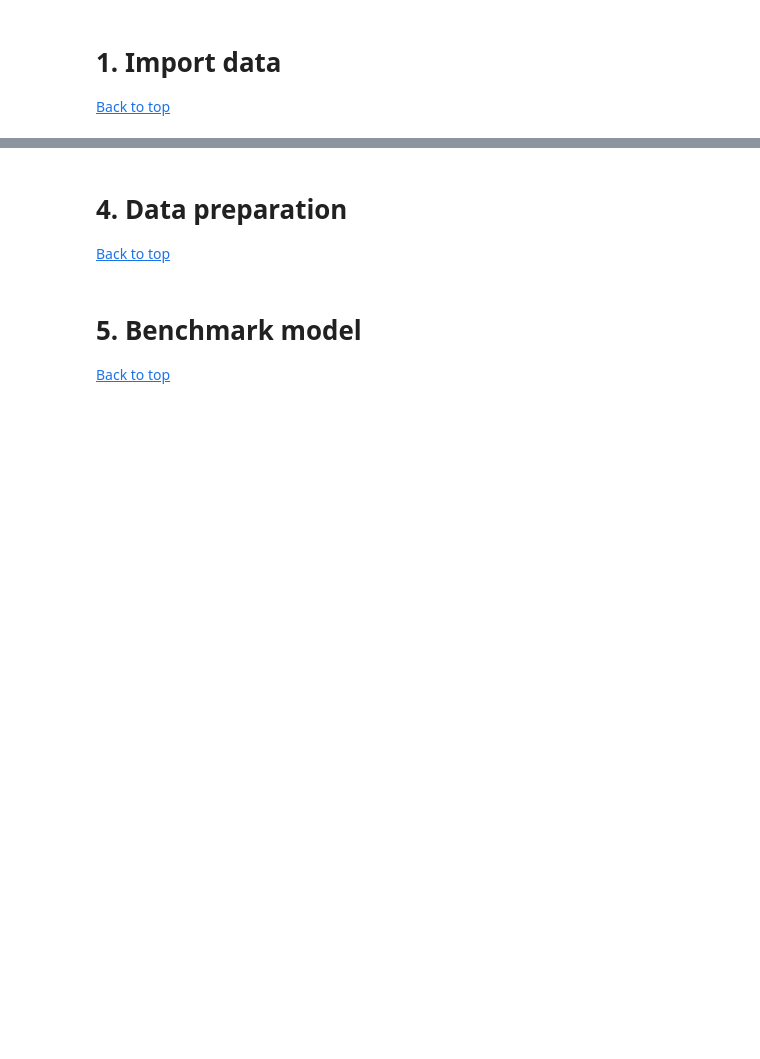
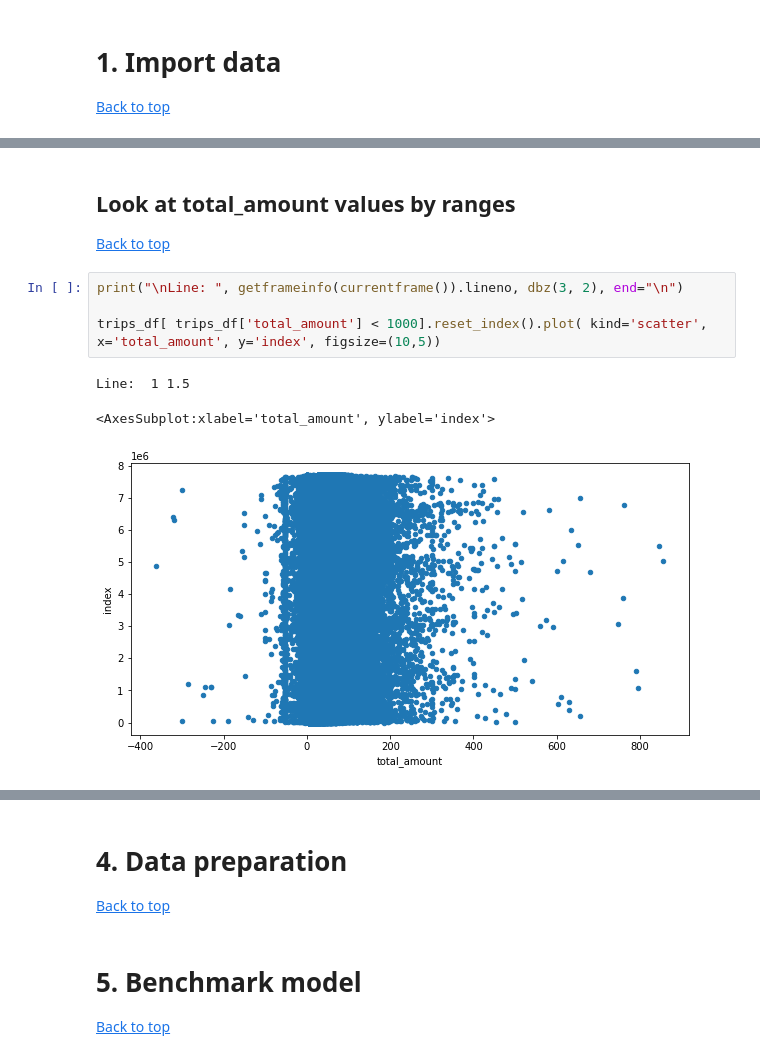
Before and after one commit to KenStephani/New-York-Taxi-Analysis, a Jupyter notebook: Presentable Notebook.ipynb, the cells around one changed output, grey strips where cells are left out. Drawn from its saved outputs; the diff is of its cells as text; blank space fills up the shorter version.

```diff
--- a/Presentable Notebook.ipynb
+++ b/Presentable Notebook.ipynb
@@ -65,0 +140,12 @@ display( trips_df.shape )
+# %% [markdown]
+## Look at total_amount values by ranges
+<a id='Look At RatecodeID'></a>
+[Back to top](#table_of_contents)
+# %%
+print("\nLine: ", getframeinfo(currentframe()).lineno, dbz(3, 2), end="\n")
+
+trips_df[ trips_df['total_amount'] < 1000].reset_index().plot( kind='scatter', x='total_amount', y='index', figsize=(10,5))
+# %% [output]
+Line:  1 1.5
+<AxesSubplot:xlabel='total_amount', ylabel='index'>
+[figure, added]
```
Also changed, not shown: parts of 49 cells of this notebook, 1 other file.
